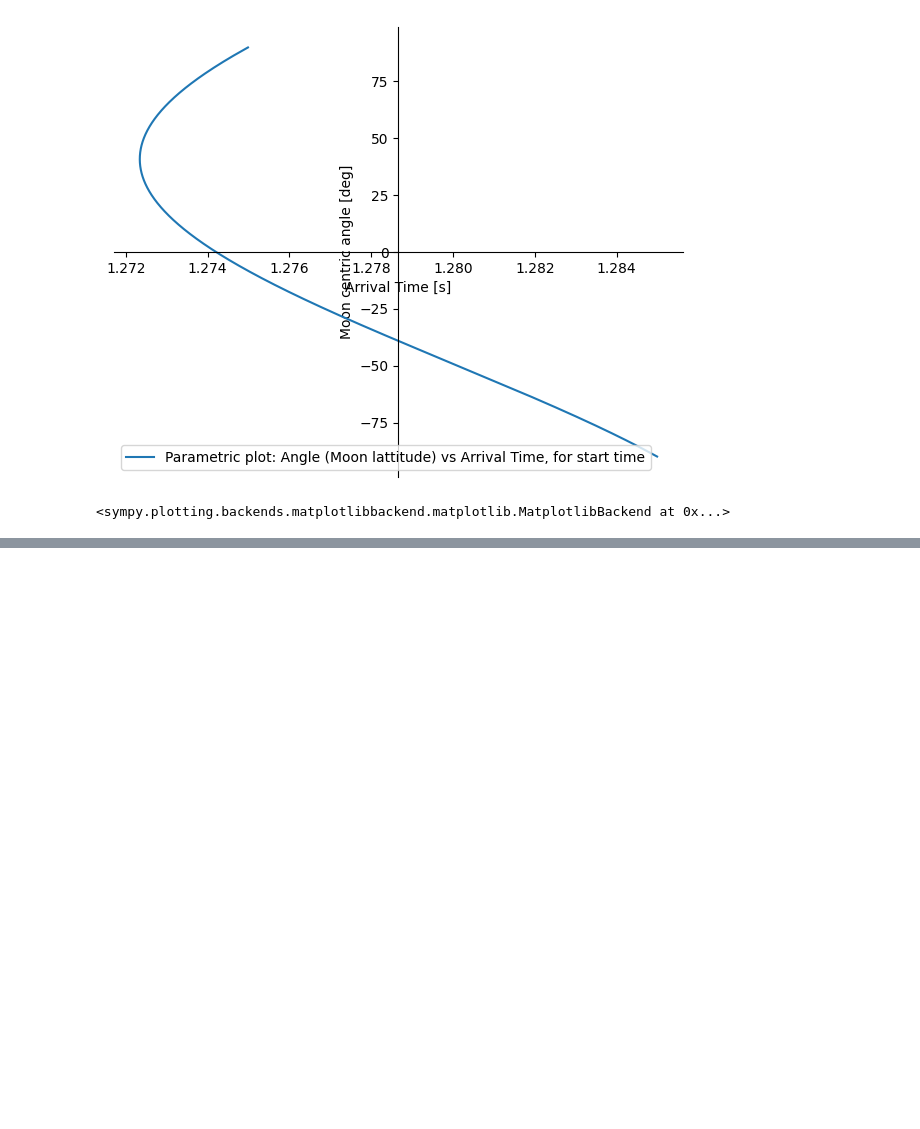
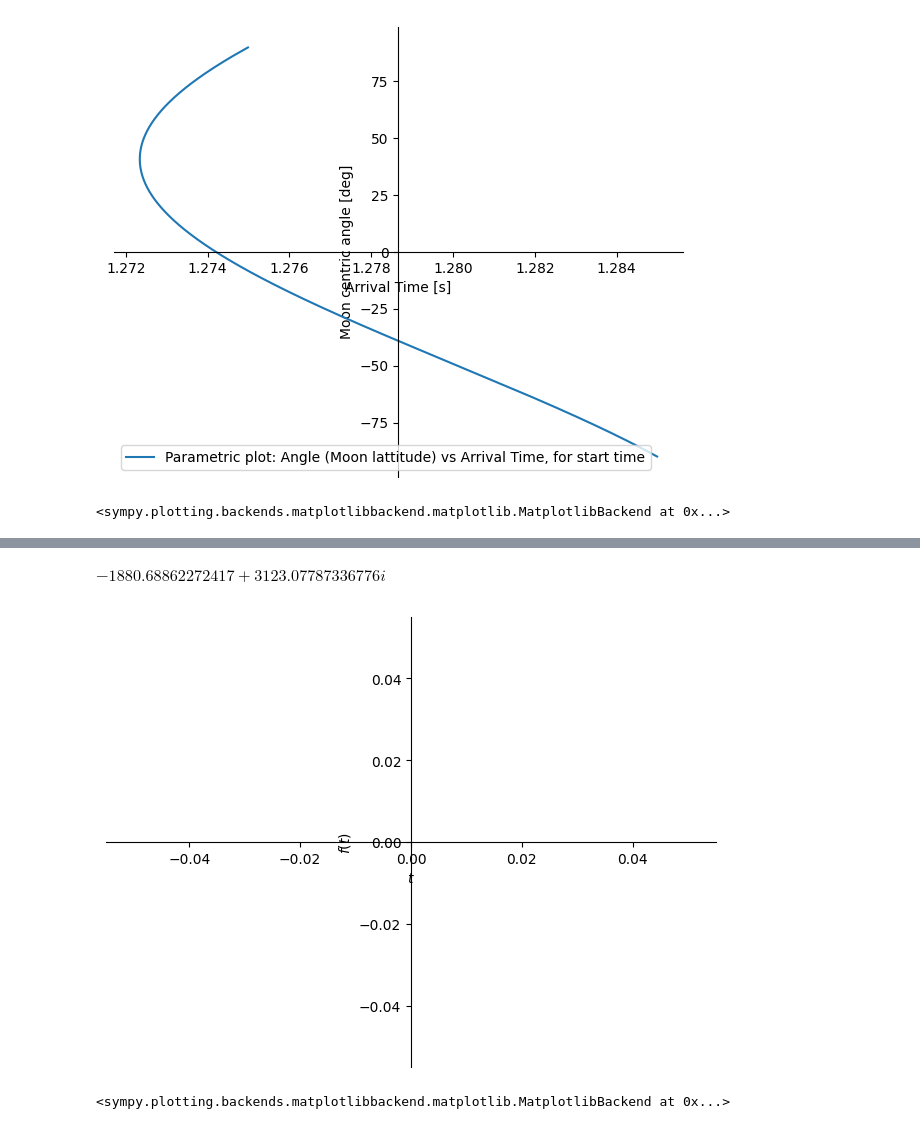
Before and after one commit to alvazi2/RelativisticIllumination, a Jupyter notebook: MoonSweep.ipynb, the cells around one changed output, grey strips where cells are left out. Saved outputs shown, nothing was run; the diff lists cells and outputs as text; code cells hidden in the pictures; blank space fills up the shorter version.

Commit message:
Attempt to calculate point speed on target surface - in progress

```diff
--- a/MoonSweep.ipynb
+++ b/MoonSweep.ipynb
@@ -217,0 +228,4 @@ plot_parametric(arrivalTimeMoon(t), (180.0/pi)*surfaceAngleMoon(sweepAngleMoon(t
+# %%
+# Get speed of laser point
+pointSpeed = Lambda(t, R * diff(surfaceAngle(sweepAngle(t)), t) / diff(arrivalTime(t), t))
+pointSpeed
@@ -217,0 +238,4 @@ plot_parametric(arrivalTimeMoon(t), (180.0/pi)*surfaceAngleMoon(sweepAngleMoon(t
+# %%
+# Calculate and plot for Moon
+pointSpeedMoon = pointSpeed.evalf(subs=sweepDynamic).evalf(subs=earthMoonSystem).evalf(subs=sweepDynamic)
+pointSpeedMoon
@@ -217,0 +244,10 @@ plot_parametric(arrivalTimeMoon(t), (180.0/pi)*surfaceAngleMoon(sweepAngleMoon(t
+# %%
+pointSpeedMoon(1.274).evalf()
+# %% [output]
+$\displaystyle -1880.68862272417 + 3123.07787336776 i$
+# %%
+#plot(pointSpeedMoon(t), (t, 0, sweepDuration))
+plot(pointSpeedMoon(t), (t, 1.272, 1.284))
+# %% [output]
+[figure, added]
+<sympy.plotting.backends.matplotlibbackend.matplotlib.MatplotlibBackend at 0x...>
```
Also changed, not shown: parts of 4 cells of this notebook.
